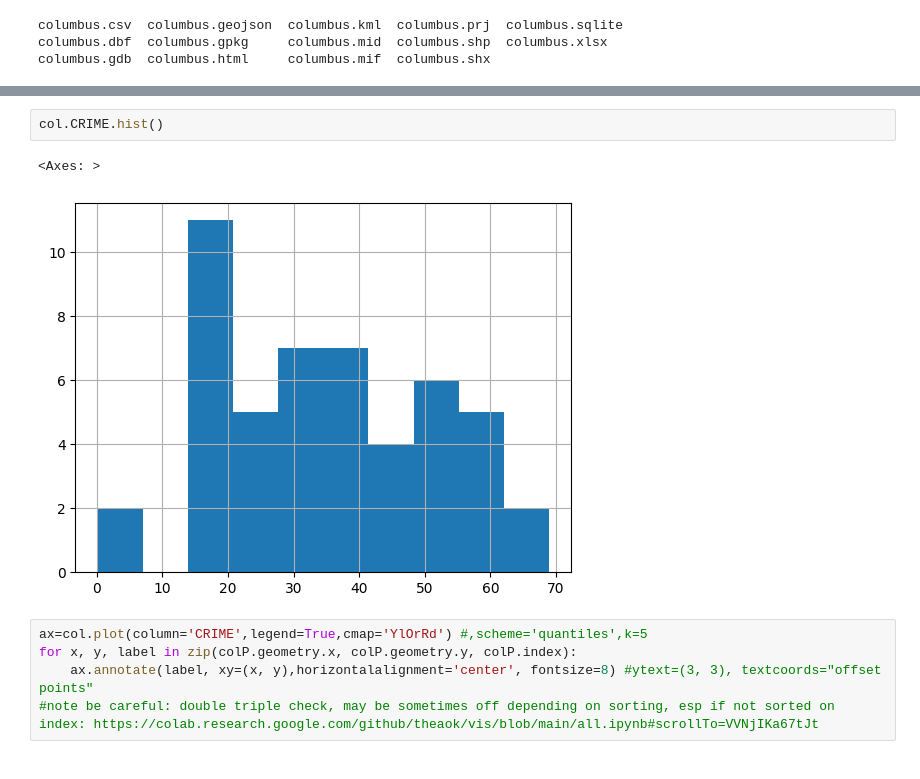
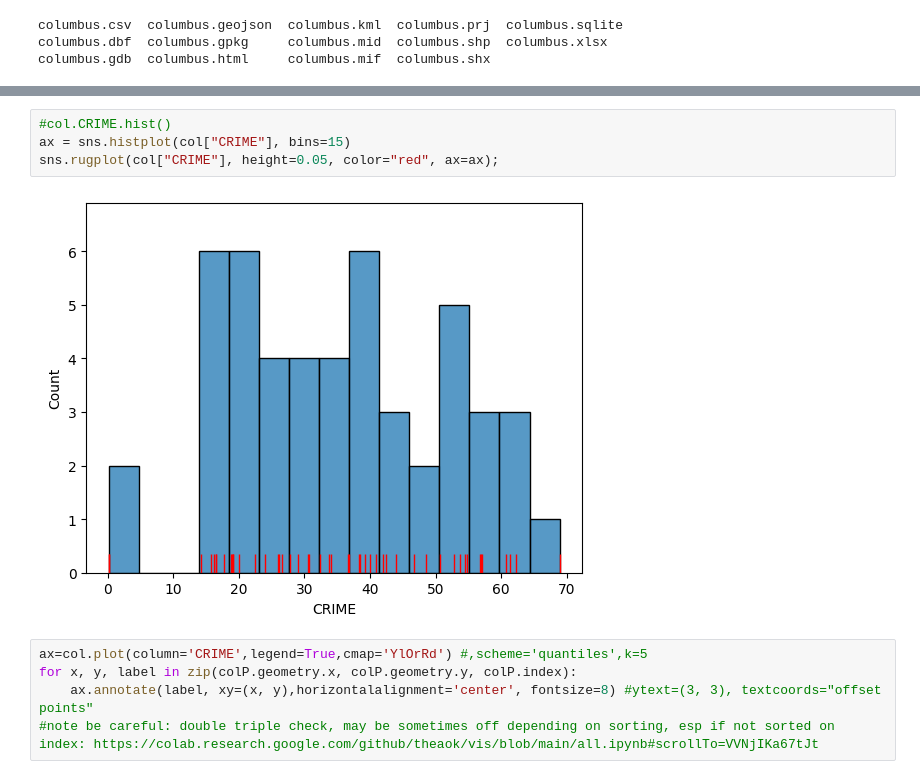
Before and after one commit to theaok/gisPy, a Jupyter notebook: geoda.ipynb, the cells around one changed output, grey strips where cells are left out. Cells and saved outputs as stored; diff of their text form.

```diff
--- a/geoda.ipynb
+++ b/geoda.ipynb
@@ -39,8 +41,9 @@ Geometry is in a geographic CRS. Results from 'centroid' are likely incorrect. U
-# %%
-col.CRIME.hist()
-# %% [output]
-<Axes: >
-[figure, removed]
+# %%
+#col.CRIME.hist()
+ax = sns.histplot(col["CRIME"], bins=15)
+sns.rugplot(col["CRIME"], height=0.05, color="red", ax=ax);
+# %% [output]
+[figure, added]
 # %%
 ax=col.plot(column='CRIME',legend=True,cmap='YlOrRd') #,scheme='quantiles',k=5
 for x, y, label in zip(colP.geometry.x, colP.geometry.y, colP.index):
```
Also changed, not shown: parts of 8 cells of this notebook.
